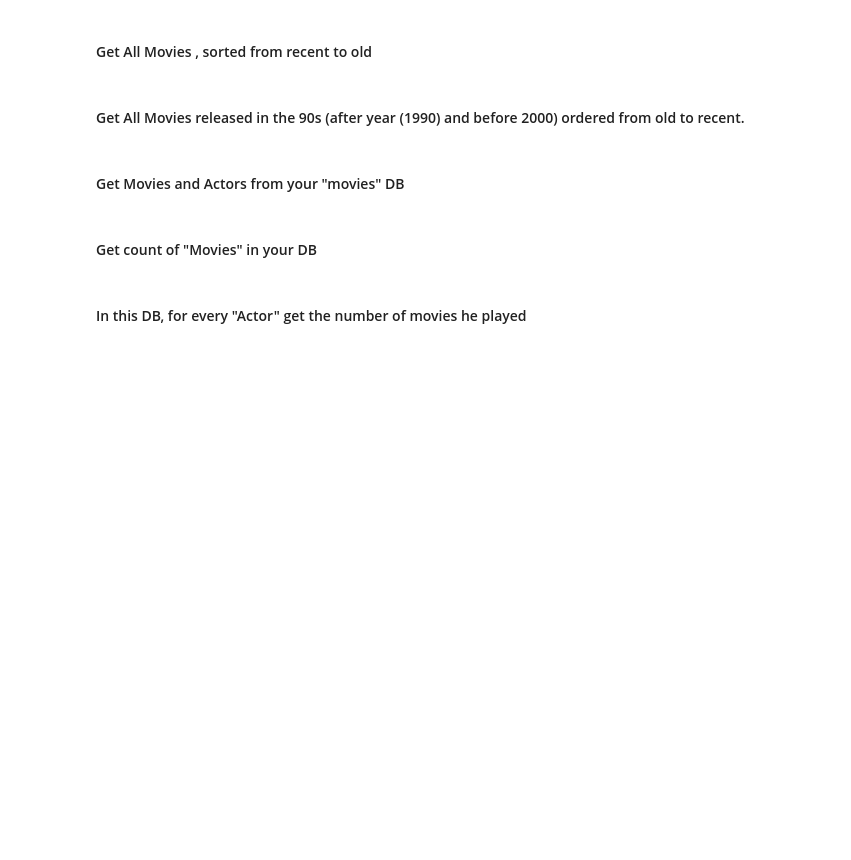
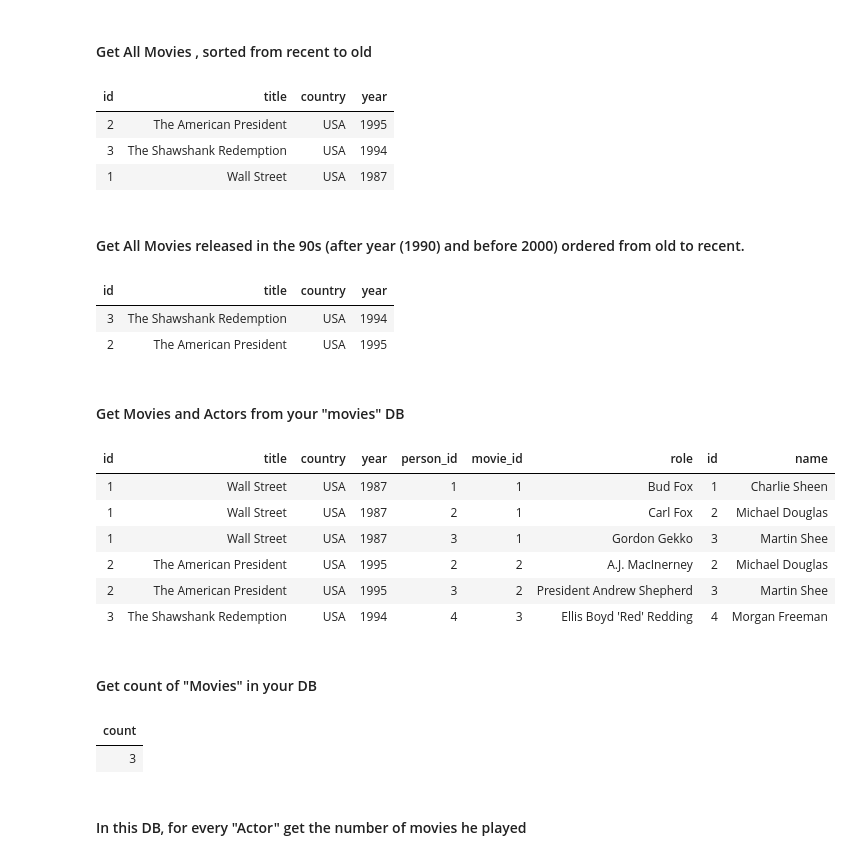
Before and after one commit to haicheviet/dataeng-course-1, a Jupyter notebook: homework_postgres/PostgreSQL-Students.ipynb, the cells around one changed output. Cells and saved outputs as stored; diff of their text form; code cells hidden in the pictures; blank space fills up the shorter version.

```diff
--- a/homework_postgres/PostgreSQL-Students.ipynb
+++ b/homework_postgres/PostgreSQL-Students.ipynb
@@ -589,0 +822,14 @@ This is another DB about movies and actors who played roles in these movies. Par
+# %%
+# get a new connection but this time point to the created "tartupurchases" DB.
+con = psycopg2.connect(user = "postgres",
+                       password = "postgres",
+                       host = "127.0.0.1",
+                       port = "5432",
+                       database = "moviedb")
+
+try:
+    # Obtain a new DB Cursor (to "movieDB" DB )
+    cursor = con.cursor();
+    print("connected again to the server, and cusor now on movieDB DB !!")
+except (Exception, psycopg2.Error) as error:
+    print("Error in Connection",error)
@@ -645,12 +1030,24 @@ display(my_table.style.hide_index())
 # %% [markdown]
 #### Get All Movies , sorted from recent to old
 # %%
-moviesOrdered = pd.read_sql(''' YOUR SQL QUERY HERE !!  ''', con)
+moviesOrdered = pd.read_sql(''' select * from movie order by year desc ''', con)
 display(moviesOrdered.style.hide_index())
+# %% [output]
+| id | title | country | year |
+| 2 | The American President | USA | 1995 |
+| 3 | The Shawshank Redemption | USA | 1994 |
+| 1 | Wall Street | USA | 1987 |
 # %% [markdown]
 #### Get All Movies released in the 90s (after year (1990) and before 2000) ordered from old to recent.
 # %%
-movies90 = pd.read_sql('''  YOUR SQL QUERY HERE !!   ''', con)
+movies90 = pd.read_sql('''  select *
+                            from movie
+                            where year between 1990 and 2000
+                            order by year asc''', con)
 display(movies90.style.hide_index())
+# %% [output]
+| id | title | country | year |
+| 3 | The Shawshank Redemption | USA | 1994 |
+| 2 | The American President | USA | 1995 |
 # %% [markdown]
 #### Get Movies and Actors from your  "movies" DB
@@ -661,7 +1054,24 @@ display(moviesActors.style.hide_index())
+# %%
+moviesActors = pd.read_sql('''   select *
+                                 from movie join roles on roles.movie_id = movie.id
+                                            join person on roles.person_id = person.id''', con)
+
+display(moviesActors.style.hide_index())
+# %% [output]
+| id | title | country | year | person_id | movie_id | role | id | name |
+| 1 | Wall Street | USA | 1987 | 1 | 1 | Bud Fox | 1 | Charlie Sheen |
+| 1 | Wall Street | USA | 1987 | 2 | 1 | Carl Fox | 2 | Michael Douglas |
+| 1 | Wall Street | USA | 1987 | 3 | 1 | Gordon Gekko | 3 | Martin Shee |
+| 2 | The American President | USA | 1995 | 2 | 2 | A.J. MacInerney | 2 | Michael Douglas |
+| 2 | The American President | USA | 1995 | 3 | 2 | President Andrew Shepherd | 3 | Martin Shee |
+| 3 | The Shawshank Redemption | USA | 1994 | 4 | 3 | Ellis Boyd 'Red' Redding | 4 | Morgan Freeman |
 # %% [markdown]
 #### Get count of "Movies" in your DB
 # %%
-count_table= pd.read_sql(' YOUR SQL QUERY HERE !! ', con)
+count_table= pd.read_sql(' select count(id) from movie ', con)
 display(count_table.style.hide_index())
+# %% [output]
+| count |
+| 3 |
 # %% [markdown]
 #### In this DB, for every "Actor" get the number of movies he played
```
Also changed, not shown: parts of 126 cells of this notebook, 1 other file.
